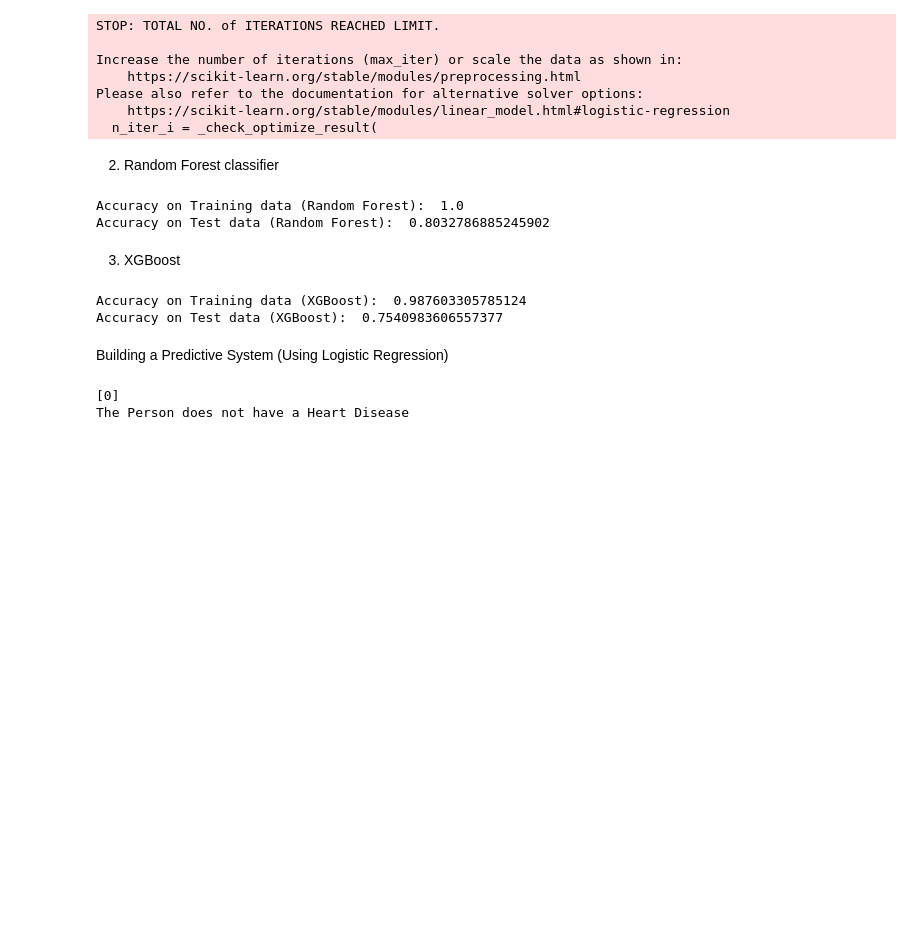
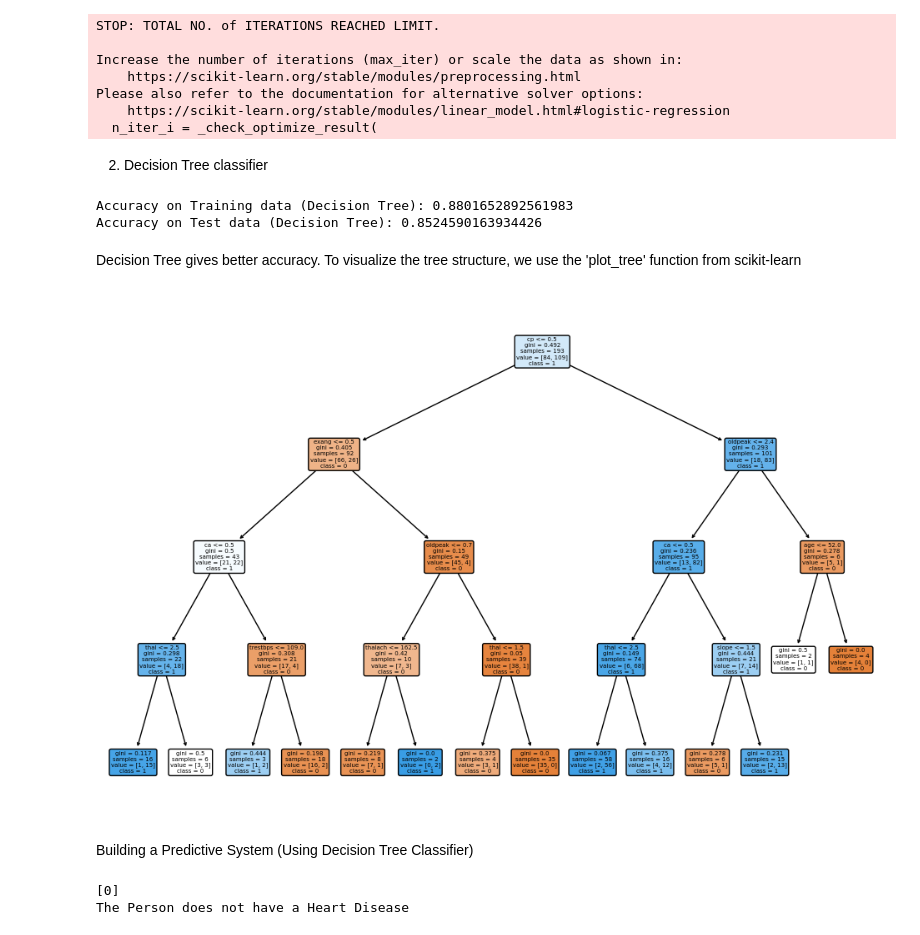
Before and after one commit to akriti44/Diabetes-and-Heart-Disease-Prediction, a Jupyter notebook: Heart_Disease_Prediction.ipynb, the cells around one changed output. Saved outputs shown, nothing was run; the diff lists cells and outputs as text; code cells hidden in the pictures; blank space fills up the shorter version.

```diff
--- a/Heart_Disease_Prediction.ipynb
+++ b/Heart_Disease_Prediction.ipynb
@@ -147,48 +146,57 @@ Please also refer to the documentation for alternative solver options:
     https://scikit-learn.org/stable/modules/linear_model.html#logistic-regression
   n_iter_i = _check_optimize_result(
 # %% [markdown]
-2. Random Forest classifier
+2. Decision Tree classifier
-# %%
-model_rf = RandomForestClassifier(n_estimators=100, random_state=42)
-
-# Fit the model on the training data
-model_rf.fit(X_train, Y_train)
-
-# Accuracy on training data
-X_train_prediction_rf = model_rf.predict(X_train)
-training_data_accuracy_rf = accuracy_score(X_train_prediction_rf, Y_train)
-print('Accuracy on Training data (Random Forest): ', training_data_accuracy_rf)
-
-# Accuracy on test data
-X_test_prediction_rf = model_rf.predict(X_test)
-test_data_accuracy_rf = accuracy_score(X_test_prediction_rf, Y_test)
-print('Accuracy on Test data (Random Forest): ', test_data_accuracy_rf)
-# %% [output]
-Accuracy on Training data (Random Forest):  1.0
-Accuracy on Test data (Random Forest):  0.8032786885245902
-# %% [markdown]
-3. XGBoost
 # %%
-# Create the XGBoost classifier
-model_xgb = xgb.XGBClassifier(n_estimators=100, learning_rate=0.1, max_depth=3, random_state=42)
+# Load your dataset and split into features and labels
+your_features_column_names = ['age', 'sex', 'cp', 'trestbps', 'chol', 'fbs', 'restecg', 'thalach', 'exang', 'oldpeak', 'slope', 'ca', 'thal']
+your_target_column_name = 'target'
+
+features = heart_data[your_features_column_names]
+labels = heart_data[your_target_column_name]
+
+# Split the data into training and test sets
+X_train, X_test, Y_train, Y_test = train_test_split(features, labels, test_size=0.2, random_state=42)
+
+# Create the Decision Tree classifier with adjusted hyperparameters
+tree_model = DecisionTreeClassifier(max_depth=4, min_samples_split=5, min_samples_leaf=2, random_state=42)
 
 # Fit the model on the training data
-model_xgb.fit(X_train, Y_train)
+tree_model.fit(X_train, Y_train)
 
 # Accuracy on training data
-X_train_prediction_xgb = model_xgb.predict(X_train)
-training_data_accuracy_xgb = accuracy_score(X_train_prediction_xgb, Y_train)
-print('Accuracy on Training data (XGBoost): ', training_data_accuracy_xgb)
+X_train_prediction_tree = tree_model.predict(X_train)
+training_data_accuracy_tree = accuracy_score(X_train_prediction_tree, Y_train)
+print('Accuracy on Training data (Decision Tree):', training_data_accuracy_tree)
 
 # Accuracy on test data
-X_test_prediction_xgb = model_xgb.predict(X_test)
-test_data_accuracy_xgb = accuracy_score(X_test_prediction_xgb, Y_test)
-print('Accuracy on Test data (XGBoost): ', test_data_accuracy_xgb)
+X_test_prediction_tree = tree_model.predict(X_test)
+test_data_accuracy_tree = accuracy_score(X_test_prediction_tree, Y_test)
+print('Accuracy on Test data (Decision Tree):', test_data_accuracy_tree)
 # %% [output]
-Accuracy on Training data (XGBoost):  0.987603305785124
-Accuracy on Test data (XGBoost):  0.7540983606557377
+Accuracy on Training data (Decision Tree): 0.8801652892561983
+Accuracy on Test data (Decision Tree): 0.8524590163934426
+# %% [markdown]
+Decision Tree gives better accuracy.
+To visualize the tree structure, we use the 'plot_tree' function from scikit-learn
+# %%
+from sklearn.tree import plot_tree
+import matplotlib.pyplot as plt
+
+# Create the Decision Tree classifier
+tree_model = DecisionTreeClassifier(max_depth=4, min_samples_split=5, min_samples_leaf=2, random_state=42)
+
+# Fit the model on the training data
+tree_model.fit(X_train, Y_train)
+
+# Visualize the decision tree
+plt.figure(figsize=(12, 8))
+plot_tree(tree_model, feature_names=your_features_column_names, class_names=['0', '1'], filled=True, rounded=True)
+plt.show()
+# %% [output]
+[figure, added]
 # %% [markdown]
-Building a Predictive System (Using Logistic Regression)
+Building a Predictive System (Using Decision Tree Classifier)
 # %%
 input_data = (62,0,0,140,268,0,0,160,0,3.6,0,2,2)
 
```
Also changed, not shown: parts of 4 cells of this notebook.
